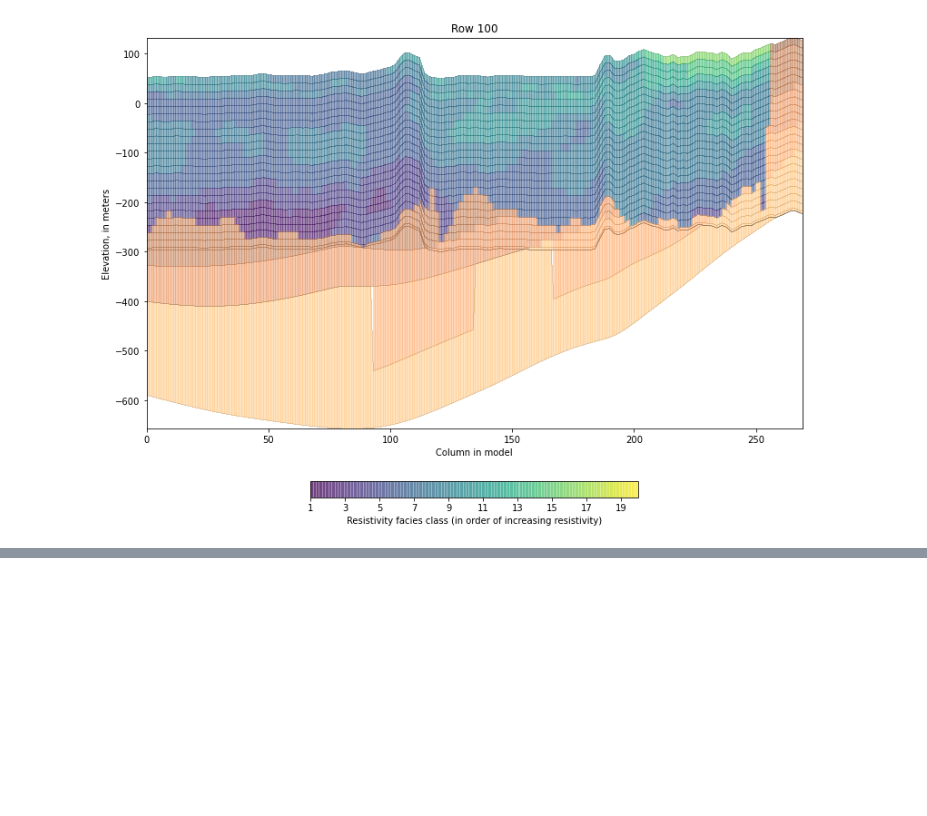
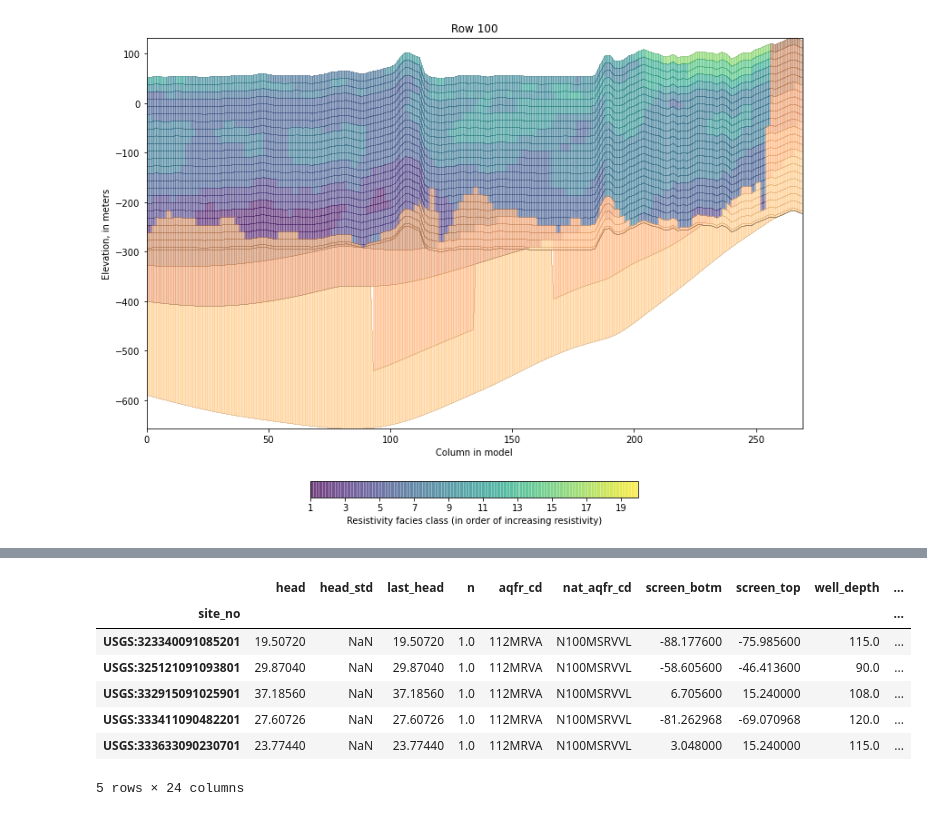
Before and after one commit to aleaf/usgs-map-gwmodels, a Jupyter notebook: examples/Example.ipynb, the cells around one changed output, grey strips where cells are left out. Cells and saved outputs as stored; diff of their text form; code cells hidden in the pictures; blank space fills up the shorter version.

```diff
--- a/examples/Example.ipynb
+++ b/examples/Example.ipynb
@@ -11,6 +18,12 @@ from mapgwm.framework import setup_model_layers, plot_slice
 test_data_path = Path('../mapgwm/tests/data')
 output_folder = Path('output')
 output_folder.mkdir(exist_ok=True)  # make the output folder if it doesn't exist
+
+# ms delta geographic extent
+delta_extent = test_data_path / 'extents/ms_delta.shp'
+
+# simulation start date
+start_date='1998-04-01'
 
 # model grid for the MS Delta inset model
 ncol=270
@@ -21,6 +34,11 @@ delc = np.ones(nrow) * dxy
 delta_inset_model_grid = MFsetupGrid(delc, delr, top=None, botm=None,
                                      lenuni=2, epsg=5070,
                                      xoff=434955, yoff=1040285, angrot=0.0)
+
+# shapefile with polygons to group observations by geographic area
+geographic_groups = [test_data_path / 'extents/CompositeHydrographArea.shp',
+                     test_data_path / 'extents/MAP_generalized_regions.shp'
+                     ]
 # %% [markdown]
 ## Set up the model layering and property zones
 from AEM-based voxel data and raster surfaces of hydrogeologic contacts
@@ -97,0 +350,22 @@ plot_slice(layers, property_data=zone_array,
+# %%
+from mapgwm.headobs import preprocess_headobs, get_data
+
+data_file = test_data_path / 'headobs/GW_monthly_stats1990-01-01_2019-12-31.txt'
+metadata_file = test_data_path / 'headobs/GW_monthly_meta1990-01-01_2019-12-31.txt'
+
+# output
+outputfile = output_folder / 'preprocessed_monthly_headobs.csv'
+# %%
+# read the data
+data_orig, metadata_orig = get_data(data_file, metadata_file)
+
+# do the preprocessing
+data, metadata = preprocess_headobs(data_orig, metadata_orig,
+                                    head_data_columns=['head', 'last_head'],
+                                    data_length_units='feet',
+                                    active_area=delta_extent,
+                                    source_crs=4269, dest_crs=5070,
+                                    start_date=start_date,
+                                    geographic_groups=geographic_groups,
+                                    geographic_groups_col='obsgroup',
+                                    outfile=outputfile)
@@ -97,0 +399,11 @@ plot_slice(layers, property_data=zone_array,
+# %%
+metadata.head()
+# %% [output]
+|  | head | head_std | last_head | n | aqfr_cd | nat_aqfr_cd | screen_botm | screen_top | well_depth | ... |
+| site_no |  |  |  |  |  |  |  |  |  | ... |
+| USGS:323340091085201 | 19.50720 | NaN | 19.50720 | 1.0 | 112MRVA | N100MSRVVL | -88.177600 | -75.985600 | 115.0 | ... |
+| USGS:325121091093801 | 29.87040 | NaN | 29.87040 | 1.0 | 112MRVA | N100MSRVVL | -58.605600 | -46.413600 | 90.0 | ... |
+| USGS:332915091025901 | 37.18560 | NaN | 37.18560 | 1.0 | 112MRVA | N100MSRVVL | 6.705600 | 15.240000 | 108.0 | ... |
+| USGS:333411090482201 | 27.60726 | NaN | 27.60726 | 1.0 | 112MRVA | N100MSRVVL | -81.262968 | -69.070968 | 120.0 | ... |
+| USGS:333633090230701 | 23.77440 | NaN | 23.77440 | 1.0 | 112MRVA | N100MSRVVL | 3.048000 | 15.240000 | 115.0 | ... |
+5 rows × 24 columns
```
Also changed, not shown: parts of 30 cells of this notebook, 14 other files.
